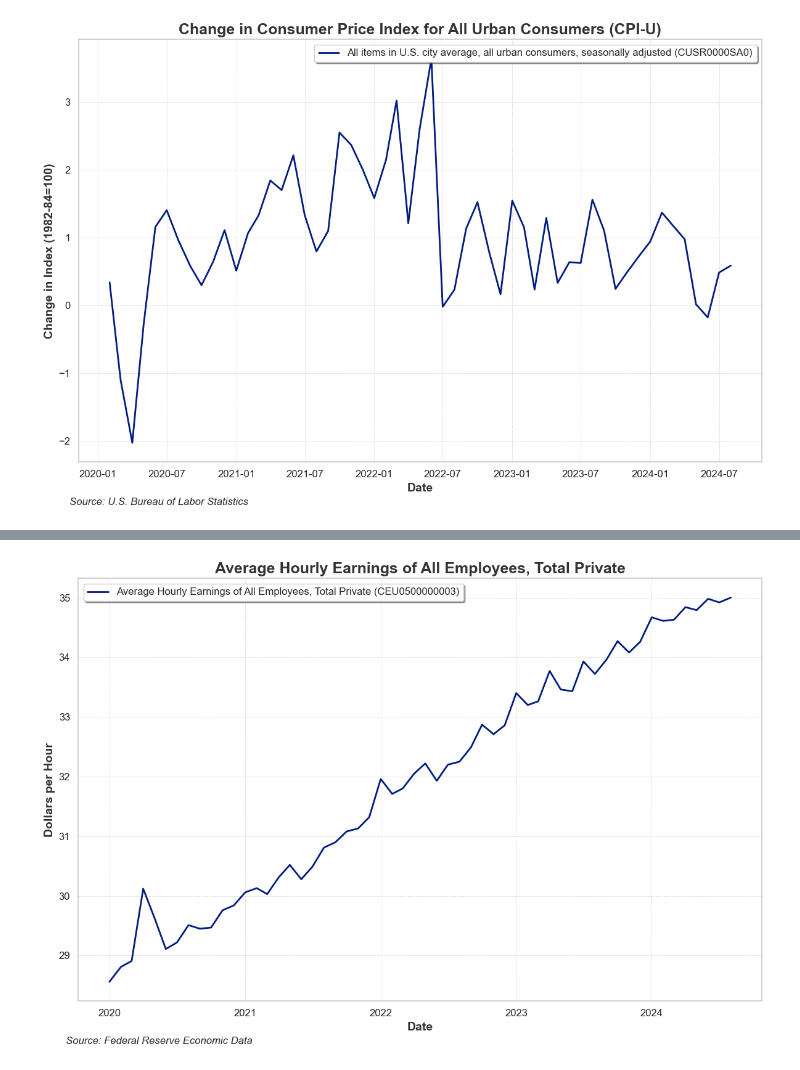
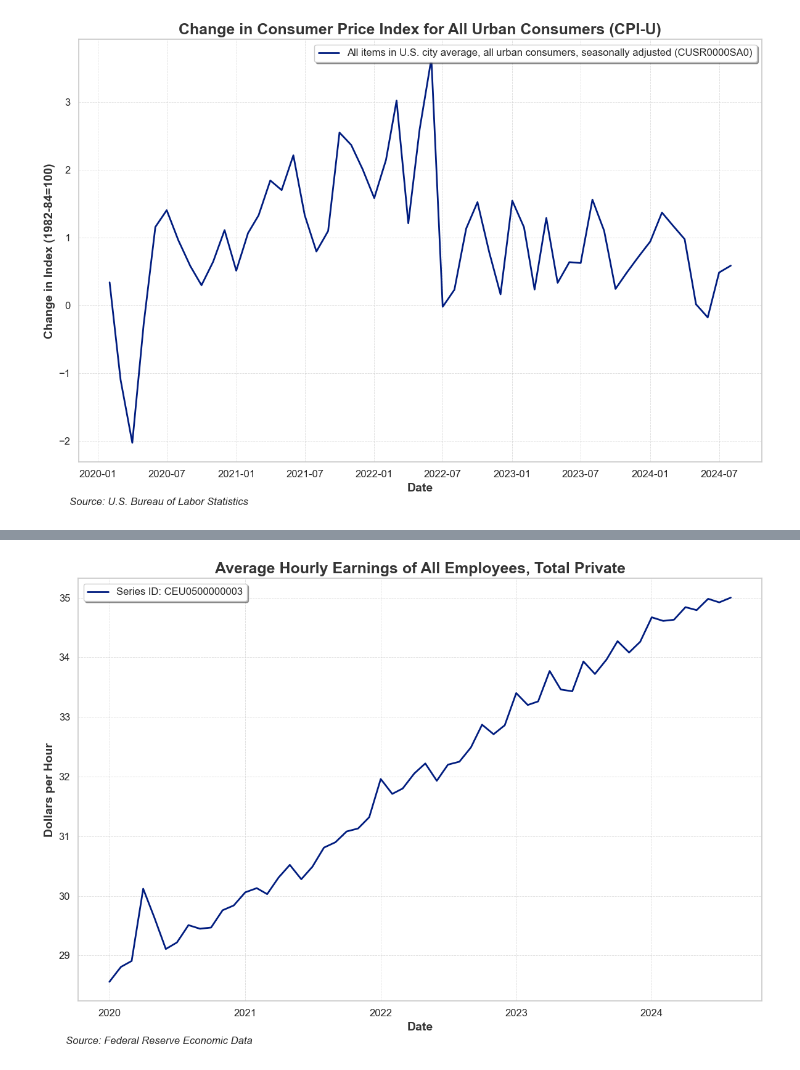
Before and after one commit to AkeBoss-tech/FEDChallenge, a Jupyter notebook: main.ipynb, the cells around one changed output, grey strips where cells are left out. Drawn from its saved outputs; the diff is of its cells as text; code cells hidden in the pictures.

```diff
--- a/main.ipynb
+++ b/main.ipynb
@@ -213,18 +211,18 @@ plot_series(series_ids,
 # %%
 # Define the series IDs you want to plot
 series_ids = {'CEU0500000003': 'FRED',}
 
-legend = ["Average Hourly Earnings of All Employees, Total Private (CEU0500000003)",]
+legend = ["Series ID: CEU0500000003",]
 
 # Call the function with your custom inputs
 plot_series(series_ids,
                  title="Average Hourly Earnings of All Employees, Total Private",
                  y_label='Dollars per Hour',
                  legend_text_generator=legend,
                  from_date='2020-01-01',
                  legend_loc='upper left',)
 # %% [output]
-[figure, old version]
+[figure, new version]
 # %%
 # Define the series IDs you want to plot
 series_ids = {'GACDISA066MSFRBNY': 'FRED',}
```
Also changed, not shown: parts of 13 cells of this notebook.
